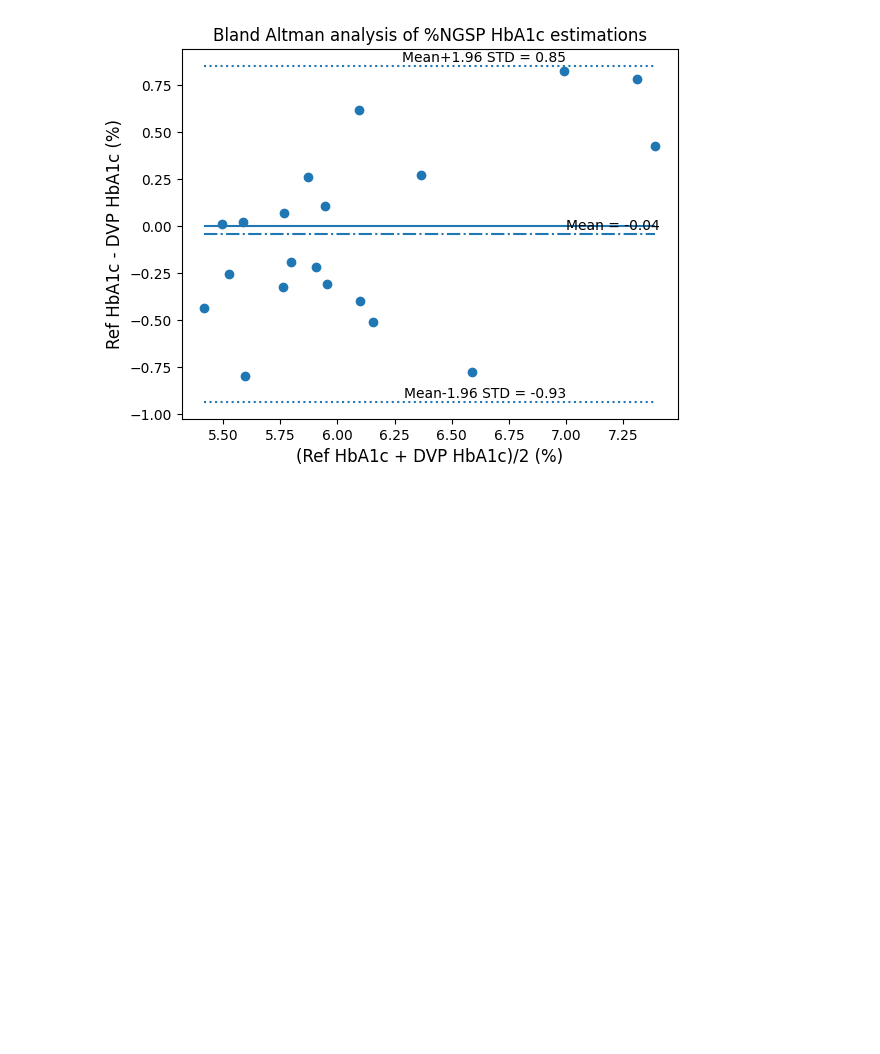
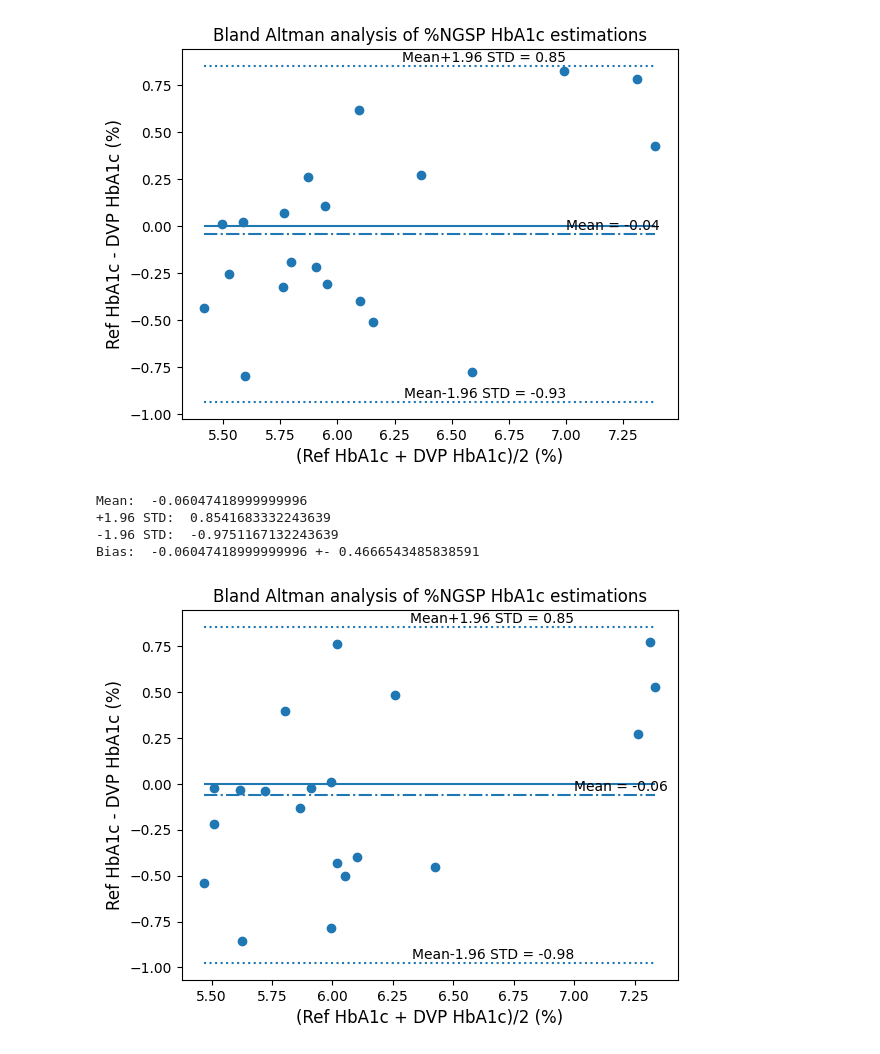
Before and after one commit to shamasatter/Estimating-HbA1c-from-PPG-using-ML, a Jupyter notebook: fig.ipynb, the cells around one changed output. Saved outputs shown, nothing was run; the diff lists cells and outputs as text; code cells hidden in the pictures; blank space fills up the shorter version.

```diff
--- a/fig.ipynb
+++ b/fig.ipynb
@@ -547,3 +547,32 @@ Mean:  -0.040770997259430744
 -1.96 STD:  -0.9332588338563731
 Bias:  -0.040770997259430744 +- 0.4553509370392563
 [figure]
+# %%
+xgwo_acdc=[5.7385674,
+ 6.233591,
+ 6.2997327,
+ 5.6335926,
+ 5.929996,
+ 5.739368,
+ 6.0532384,
+ 7.0704827,
+ 5.9882917,
+ 7.130999,
+ 6.302011,
+ 5.924859,
+ 5.60539,
+ 6.930186,
+ 5.618457,
+ 6.652437,
+ 5.63616,
+ 5.5220003,
+ 6.385588,
+ 6.014536]
+# %%
+hBAA(cb2, xgwo_acdc)
+# %% [output]
+Mean:  -0.06047418999999996
++1.96 STD:  0.8541683332243639
+-1.96 STD:  -0.9751167132243639
+Bias:  -0.06047418999999996 +- 0.4666543485838591
+[figure, added]
```
